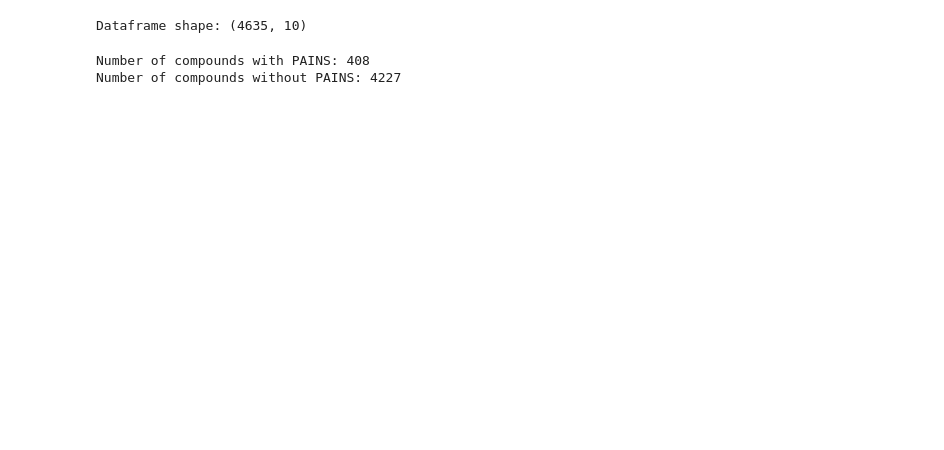
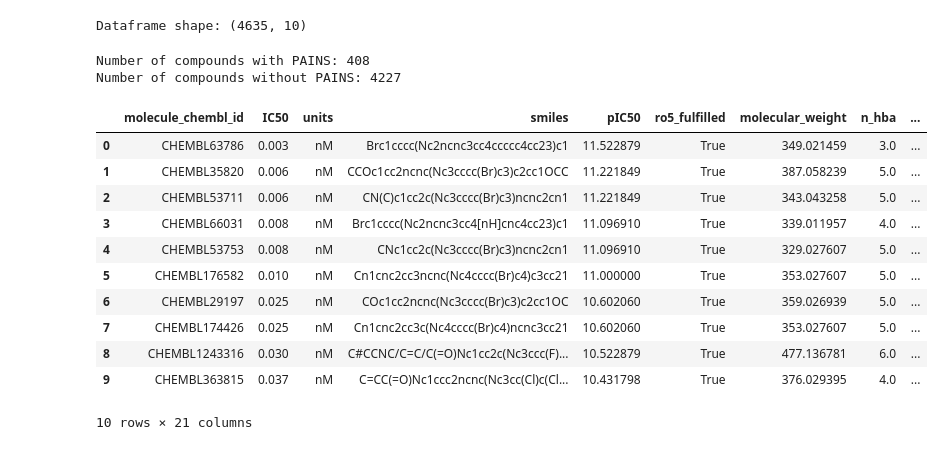
Before and after one commit to buchijw/Long_ML_Course, a Jupyter notebook: test.ipynb, the cells around one changed output. Saved outputs shown, nothing was run; the diff lists cells and outputs as text; code cells hidden in the pictures; blank space fills up the shorter version.

```diff
--- a/test.ipynb
+++ b/test.ipynb
@@ -492,0 +493,18 @@ egfr_LeadLike = egfr_data
+# %%
+egfr_LeadLike = egfr_data["smiles"].progress_apply(calculate_all, descriptors = True)
+egfr_data = pd.concat([egfr_data, egfr_LeadLike], axis = 1)
+# %%
+egfr_data.head(10)
+# %% [output]
+|  | molecule_chembl_id | IC50 | units | smiles | pIC50 | ro5_fulfilled | molecular_weight | n_hba | ... |
+| 0 | CHEMBL63786 | 0.003 | nM | Brc1cccc(Nc2ncnc3cc4ccccc4cc23)c1 | 11.522879 | True | 349.021459 | 3.0 | ... |
+| 1 | CHEMBL35820 | 0.006 | nM | CCOc1cc2ncnc(Nc3cccc(Br)c3)c2cc1OCC | 11.221849 | True | 387.058239 | 5.0 | ... |
+| 2 | CHEMBL53711 | 0.006 | nM | CN(C)c1cc2c(Nc3cccc(Br)c3)ncnc2cn1 | 11.221849 | True | 343.043258 | 5.0 | ... |
+| 3 | CHEMBL66031 | 0.008 | nM | Brc1cccc(Nc2ncnc3cc4[nH]cnc4cc23)c1 | 11.096910 | True | 339.011957 | 4.0 | ... |
+| 4 | CHEMBL53753 | 0.008 | nM | CNc1cc2c(Nc3cccc(Br)c3)ncnc2cn1 | 11.096910 | True | 329.027607 | 5.0 | ... |
+| 5 | CHEMBL176582 | 0.010 | nM | Cn1cnc2cc3ncnc(Nc4cccc(Br)c4)c3cc21 | 11.000000 | True | 353.027607 | 5.0 | ... |
+| 6 | CHEMBL29197 | 0.025 | nM | COc1cc2ncnc(Nc3cccc(Br)c3)c2cc1OC | 10.602060 | True | 359.026939 | 5.0 | ... |
+| 7 | CHEMBL174426 | 0.025 | nM | Cn1cnc2cc3c(Nc4cccc(Br)c4)ncnc3cc21 | 10.602060 | True | 353.027607 | 5.0 | ... |
+| 8 | CHEMBL1243316 | 0.030 | nM | C#CCNC/C=C/C(=O)Nc1cc2c(Nc3ccc(F)... | 10.522879 | True | 477.136781 | 6.0 | ... |
+| 9 | CHEMBL363815 | 0.037 | nM | C=CC(=O)Nc1ccc2ncnc(Nc3cc(Cl)c(Cl... | 10.431798 | True | 376.029395 | 4.0 | ... |
+10 rows × 21 columns
```
Also changed, not shown: parts of 2 cells of this notebook.
